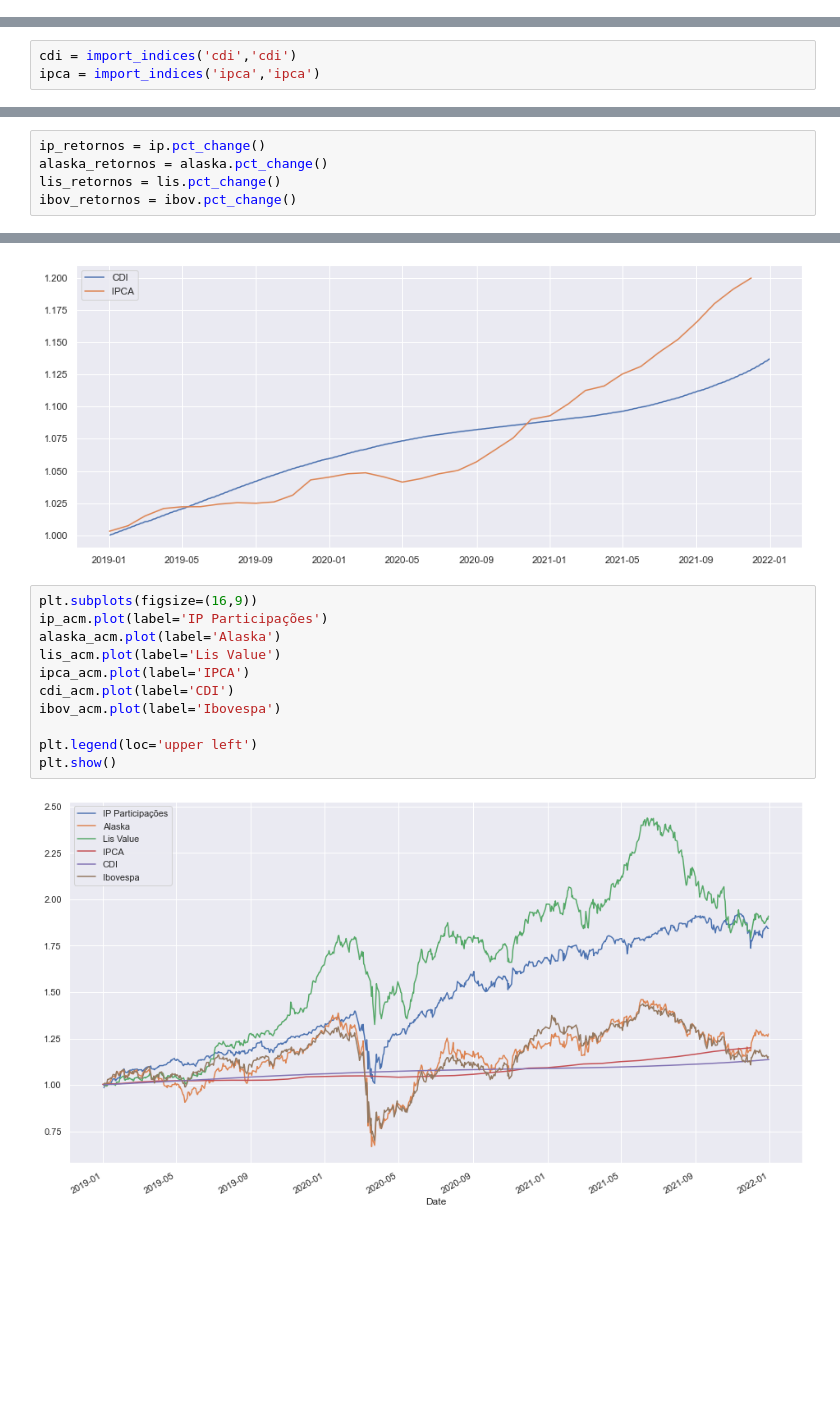
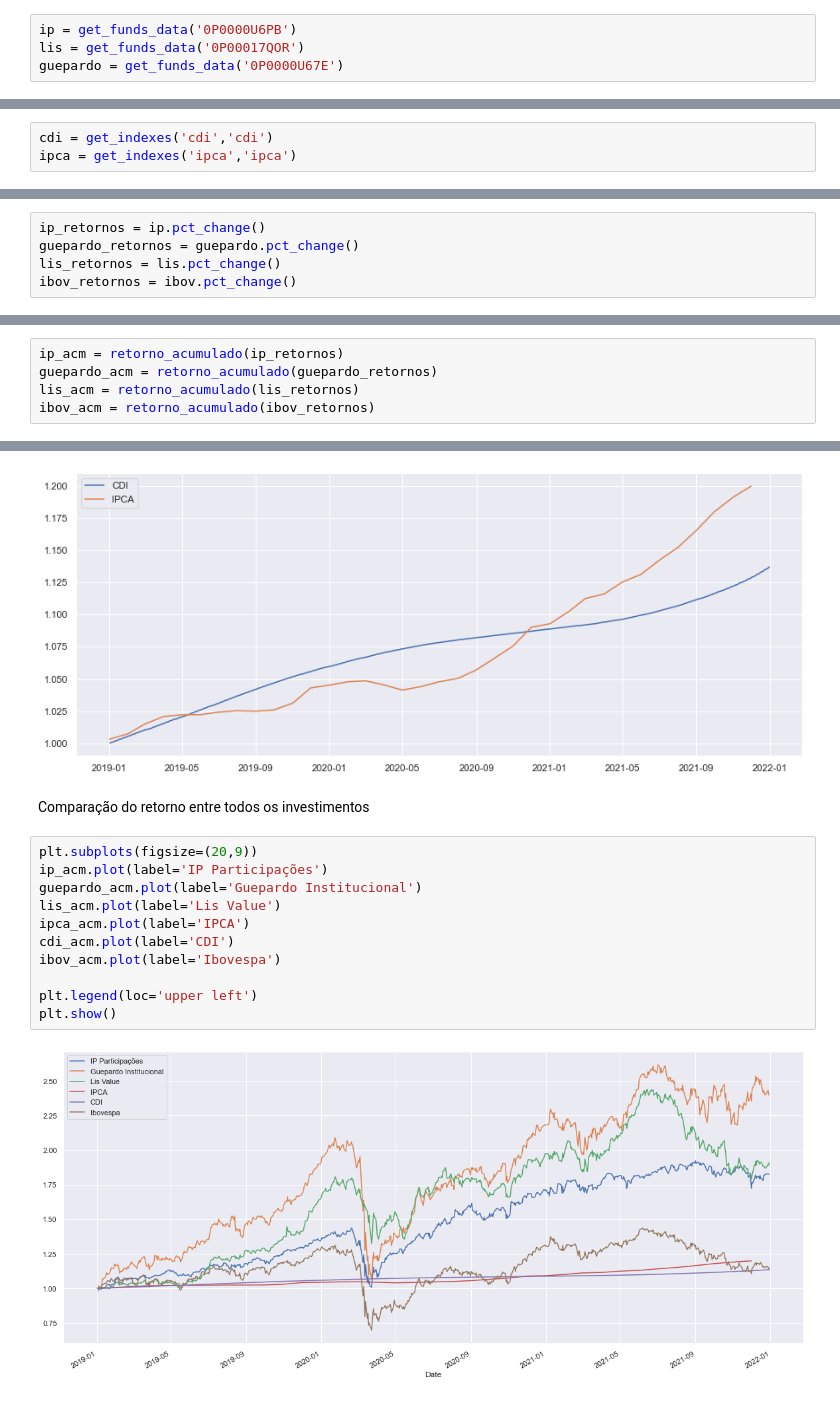
Before and after one commit to Lucasf961/analise-fundos-de-investimentos-XP, a Jupyter notebook: analise_fundos_inv.ipynb, the cells around one changed output, grey strips where cells are left out. Saved outputs shown, nothing was run; the diff lists cells and outputs as text; blank space fills up the shorter version.

```diff
--- a/analise_fundos_inv.ipynb
+++ b/analise_fundos_inv.ipynb
@@ -54,8 +61,12 @@ alaska = inv.funds.get_fund_historical_data(fund='Alaska Black Institucional Fun
+# %%
+ip = get_funds_data('0P0000U6PB')
+lis = get_funds_data('0P00017QOR')
+guepardo = get_funds_data('0P0000U67E')
 # %%
 ibov = yf.download(tickers='^BVSP')[['Adj Close']].reset_index()
 ibov = ibov[(ibov['Date'] > '01-01-2019') & (ibov['Date'] <= '31-12-2021')].set_index('Date').squeeze()
 # %% [output]
 [*********************100%***********************]  1 of 1 completed
 # %%
-cdi = import_indices('cdi','cdi')
-ipca = import_indices('ipca','ipca')
+cdi = get_indexes('cdi','cdi')
+ipca = get_indexes('ipca','ipca')
@@ -62,6 +75,6 @@ ipca = import_indices('ipca','ipca')
 # %%
 ip_retornos = ip.pct_change()
-alaska_retornos = alaska.pct_change()
+guepardo_retornos = guepardo.pct_change()
 lis_retornos = lis.pct_change()
 ibov_retornos = ibov.pct_change()
 # %%
@@ -135,0 +135,5 @@ plt.show()
+# %%
+ip_acm = retorno_acumulado(ip_retornos)
+guepardo_acm = retorno_acumulado(guepardo_retornos)
+lis_acm = retorno_acumulado(lis_retornos)
+ibov_acm = retorno_acumulado(ibov_retornos)
@@ -167,16 +189,18 @@ plt.legend()
 plt.show()
 # %% [output]
 [figure]
+# %% [markdown]
+Comparação do retorno entre todos os investimentos
 # %%
-plt.subplots(figsize=(16,9))
+plt.subplots(figsize=(20,9))
 ip_acm.plot(label='IP Participações')
-alaska_acm.plot(label='Alaska')
+guepardo_acm.plot(label='Guepardo Institucional')
 lis_acm.plot(label='Lis Value')
 ipca_acm.plot(label='IPCA')
 cdi_acm.plot(label='CDI')
 ibov_acm.plot(label='Ibovespa')
 
 plt.legend(loc='upper left')
 plt.show()
 # %% [output]
-[figure, old version]
+[figure, new version]
```
Also changed, not shown: parts of 23 cells of this notebook, 3 other files.
